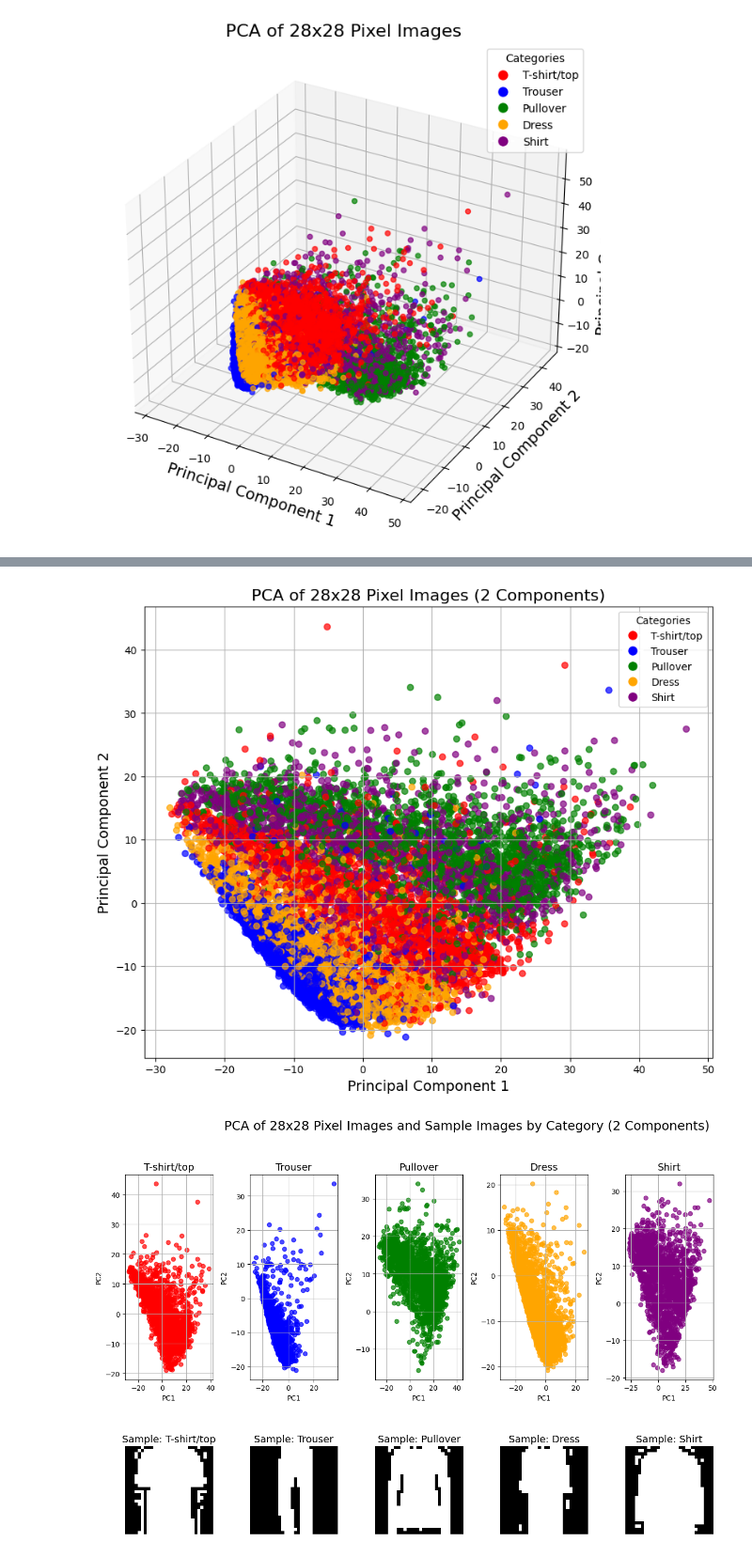
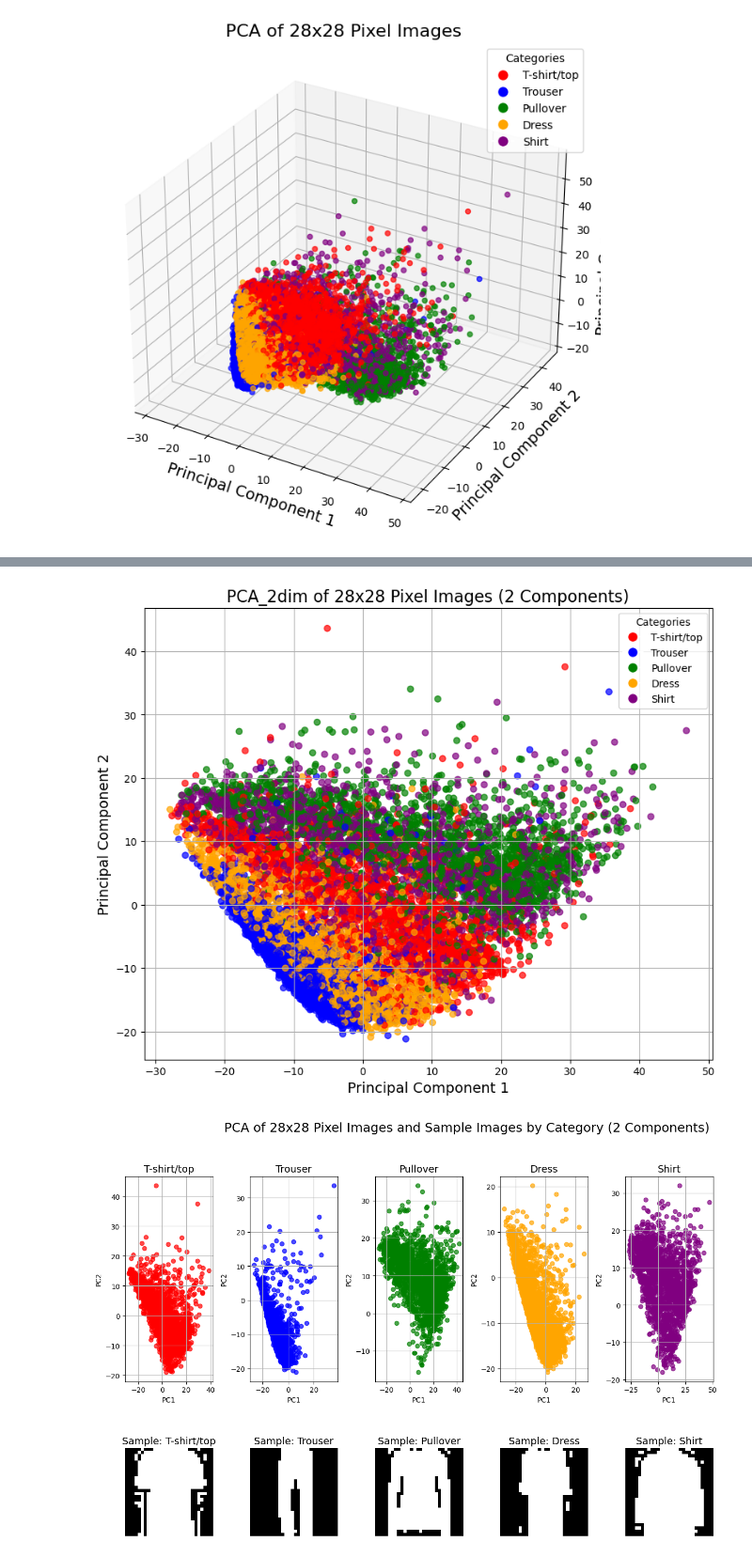
Before and after one commit to kfkfkflmej/ML2024Midi, a Jupyter notebook: pca trials.ipynb, the cells around one changed output, grey strips where cells are left out. Shown at 94% size. Cells and saved outputs as stored; diff of their text form; code cells hidden in the pictures.

```diff
--- a/pca trials.ipynb
+++ b/pca trials.ipynb
@@ -82,43 +143,43 @@ X_normalized = X / 255.0  # Scale pixel values to [0, 1]
 scaler = StandardScaler()
 X_scaled = scaler.fit_transform(X_normalized)
 
-# Step 5: Apply PCA
-pca = PCA(n_components=2)  # Reduce to 2 dimensions for visualization
-principal_components = pca.fit_transform(X_scaled)
+# Step 5: Apply PCA_2dim
+pca_2dim = PCA(n_components=2)  # Reduce to 2 dimensions for visualization
+principal_components = pca_2dim.fit_transform(X_scaled)
 
 # Step 6: Convert to DataFrame for easier plotting
 principal_df = pd.DataFrame(data=principal_components, columns=['PC1', 'PC2'])
 
 # Step 7: Define colors for each category
 categories = ['T-shirt/top', 'Trouser', 'Pullover', 'Dress', 'Shirt']
 colors = ['red', 'blue', 'green', 'orange', 'purple']  # Colors corresponding to categories
 
 # Map the categories to colors
 color_map = {i: colors[i] for i in range(len(categories))}
 point_colors = [color_map[int(label)] for label in y]  # Assign colors based on the labels
 
-# Step 8: Visualize the PCA results in 2D
+# Step 8: Visualize the PCA_2dim results in 2D
 plt.figure(figsize=(10, 8))
 plt.scatter(principal_df['PC1'], principal_df['PC2'],
             alpha=0.7, c=point_colors)
 
 # Labels and title
-plt.title('PCA of 28x28 Pixel Images (2 Components)', fontsize=16)
+plt.title('PCA_2dim of 28x28 Pixel Images (2 Components)', fontsize=16)
 plt.xlabel('Principal Component 1', fontsize=14)
 plt.ylabel('Principal Component 2', fontsize=14)
 
 # Create a legend
 import matplotlib.lines as mlines
 legend_handles = [mlines.Line2D([], [], marker='o', color='w',
                                   label=categories[i],
                                   markerfacecolor=colors[i],
                                   markersize=10) for i in range(len(categories))]
 plt.legend(handles=legend_handles, title='Categories')
 
 plt.grid()
 plt.show()
 # %% [output]
-[figure, old version]
+[figure, new version]
 # %%
 import numpy as np
 import pandas as pd
```
Also changed, not shown: parts of 1 cell of this notebook, 4 other files.
